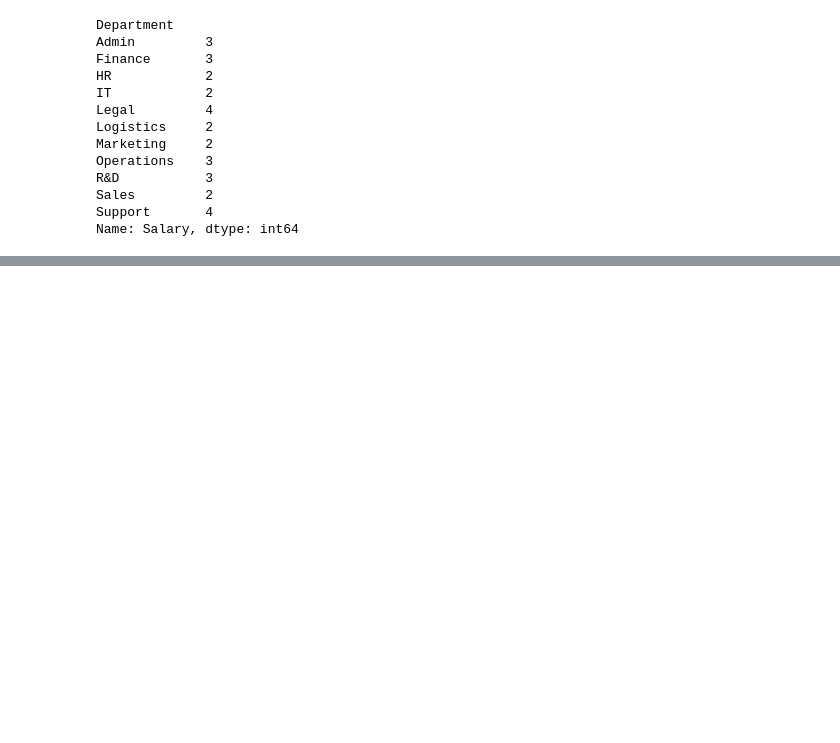
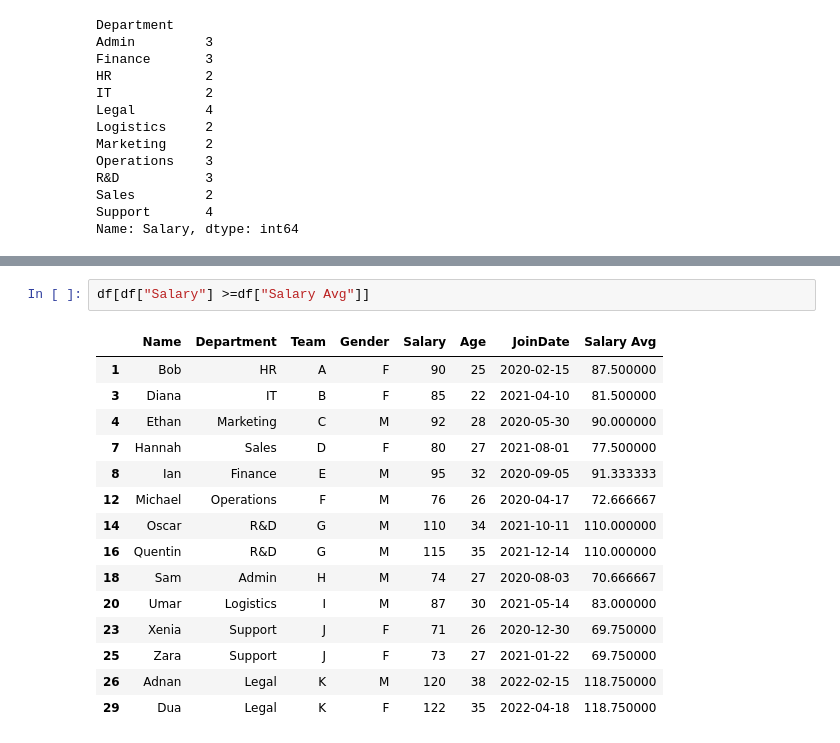
Before and after one commit to Kabir-Khan7/data-science-foundations, a Jupyter notebook: 03_Step_Pandas/04_Data_Transformation.ipynb, the cells around one changed output, grey strips where cells are left out. Cells and saved outputs as stored; diff of their text form; blank space fills up the shorter version.

```diff
--- a/03_Step_Pandas/04_Data_Transformation.ipynb
+++ b/03_Step_Pandas/04_Data_Transformation.ipynb
@@ -574,0 +642,18 @@ Name: Salary, dtype: int64
+# %%
+df[df["Salary"] >=df["Salary Avg"]]
+# %% [output]
+|  | Name | Department | Team | Gender | Salary | Age | JoinDate | Salary Avg |
+| 1 | Bob | HR | A | F | 90 | 25 | 2020-02-15 | 87.500000 |
+| 3 | Diana | IT | B | F | 85 | 22 | 2021-04-10 | 81.500000 |
+| 4 | Ethan | Marketing | C | M | 92 | 28 | 2020-05-30 | 90.000000 |
+| 7 | Hannah | Sales | D | F | 80 | 27 | 2021-08-01 | 77.500000 |
+| 8 | Ian | Finance | E | M | 95 | 32 | 2020-09-05 | 91.333333 |
+| 12 | Michael | Operations | F | M | 76 | 26 | 2020-04-17 | 72.666667 |
+| 14 | Oscar | R&D | G | M | 110 | 34 | 2021-10-11 | 110.000000 |
+| 16 | Quentin | R&D | G | M | 115 | 35 | 2021-12-14 | 110.000000 |
+| 18 | Sam | Admin | H | M | 74 | 27 | 2020-08-03 | 70.666667 |
+| 20 | Umar | Logistics | I | M | 87 | 30 | 2021-05-14 | 83.000000 |
+| 23 | Xenia | Support | J | F | 71 | 26 | 2020-12-30 | 69.750000 |
+| 25 | Zara | Support | J | F | 73 | 27 | 2021-01-22 | 69.750000 |
+| 26 | Adnan | Legal | K | M | 120 | 38 | 2022-02-15 | 118.750000 |
+| 29 | Dua | Legal | K | F | 122 | 35 | 2022-04-18 | 118.750000 |
```
Also changed, not shown: parts of 14 cells of this notebook, 2 other files.
